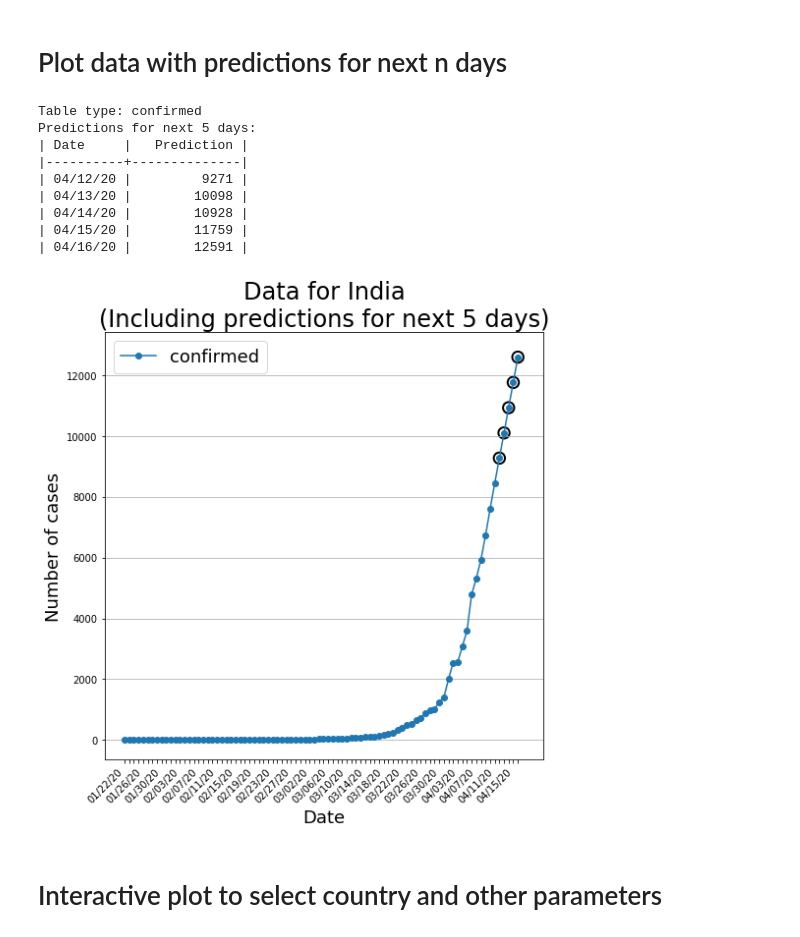
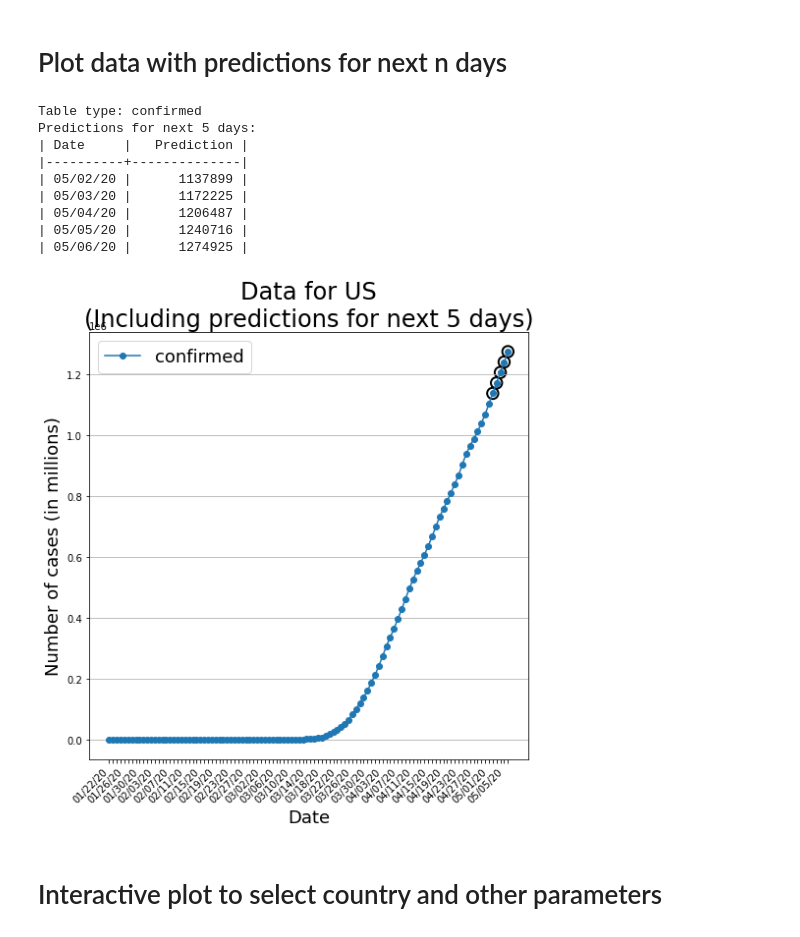
Before and after one commit to arkobarman/covid-19_timeSeriesAnalysis, a Jupyter notebook: time-series-predictions-global.ipynb, the cells around one changed output. Saved outputs shown, nothing was run; the diff lists cells and outputs as text; code cells hidden in the pictures.

```diff
--- a/time-series-predictions-global.ipynb
+++ b/time-series-predictions-global.ipynb
@@ -159,7 +159,7 @@ def getPredictionsForFuture(countryName,
             datePredList = list(zip(futureDateTimeList, predPrintList))
             # Convert individual elements of zip to a list
             datePredList = [list(elem) for elem in datePredList]
-            print(tabulate(datePredList, headers=['Date', 'Prediction'], tablefmt='orgtbl'))
+            print(tabulate(datePredList, headers=['Date', 'Prediction'], tablefmt='orgtbl', floatfmt=".0f"))
 
 
         if plot:
@@ -196,7 +196,7 @@ def getPredictionsForFuture(countryName,
         if logScale:
             plt.ylabel('Number of cases (log scale)', fontsize=18);
         else:
-            plt.ylabel('Number of cases', fontsize=18);
+            plt.ylabel('Number of cases (in millions)', fontsize=18);
 
         if grid != None:
             plt.grid(axis=grid)
@@ -204,27 +204,27 @@ def getPredictionsForFuture(countryName,
     if returnResults:
         return allData, predData
 # %%
-allData, predData = getPredictionsForFuture('India',
+allData, predData = getPredictionsForFuture('US',
                                             invertible=False,
                                             plot=True,
                                             logScale=False,
                                             printResults=True,
                                             nDays=5,
                                             tablesToUse=['confirmed'],
                                             grid='y',
                                             returnResults=True)
 # print(allData)
 # %% [output]
 Table type: confirmed
 Predictions for next 5 days:
 | Date     |   Prediction |
 |----------+--------------|
-| 04/12/20 |         9271 |
-| 04/13/20 |        10098 |
-| 04/14/20 |        10928 |
-| 04/15/20 |        11759 |
-| 04/16/20 |        12591 |
+| 05/02/20 |      1137899 |
+| 05/03/20 |      1172225 |
+| 05/04/20 |      1206487 |
+| 05/05/20 |      1240716 |
+| 05/06/20 |      1274925 |
-[figure, old version]
+[figure, new version]
 # %% [markdown]
 # Interactive plot to select country and other parameters
 # %%
```
Also changed, not shown: parts of 6 cells of this notebook, 6 other files.
